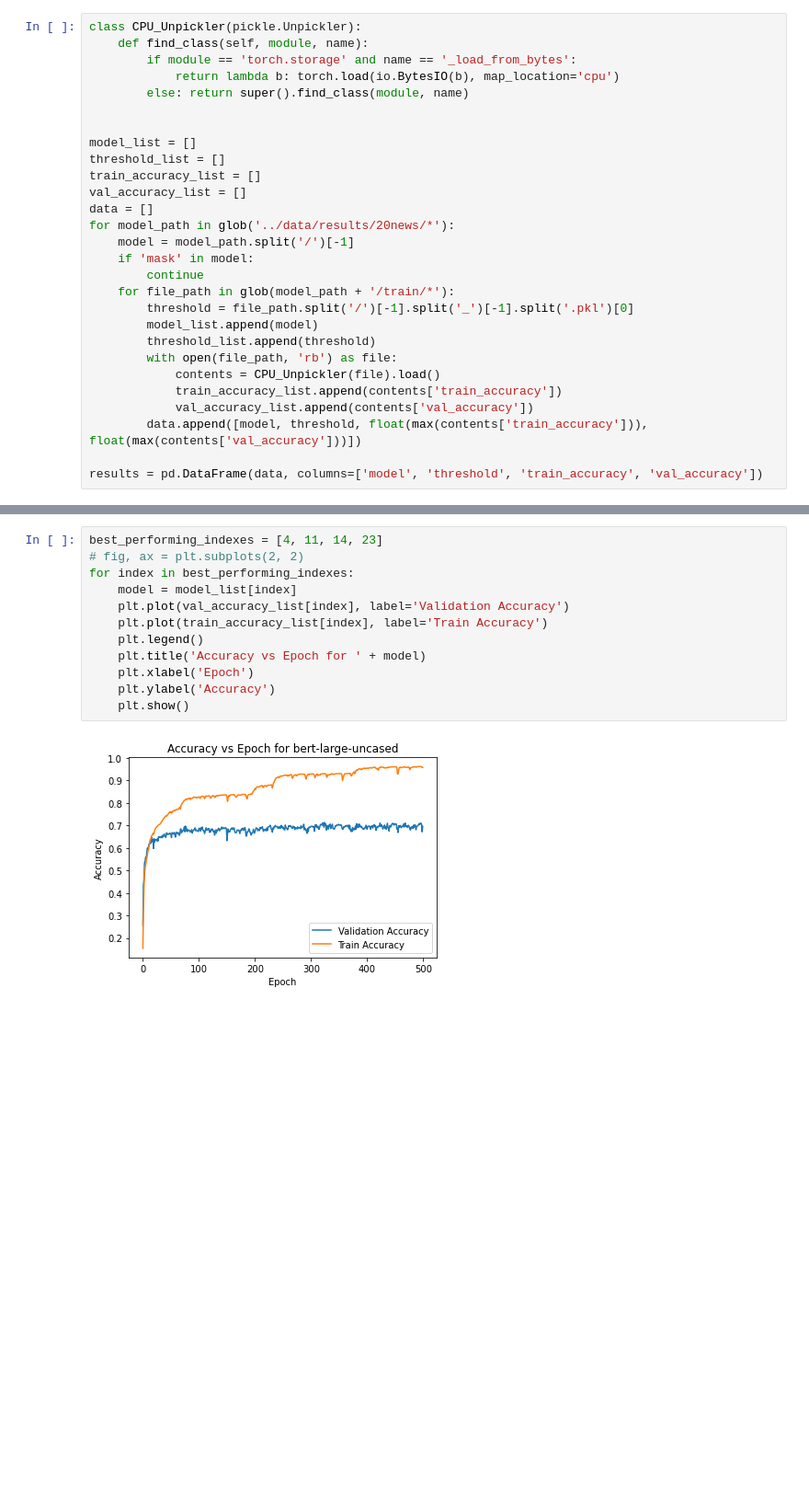
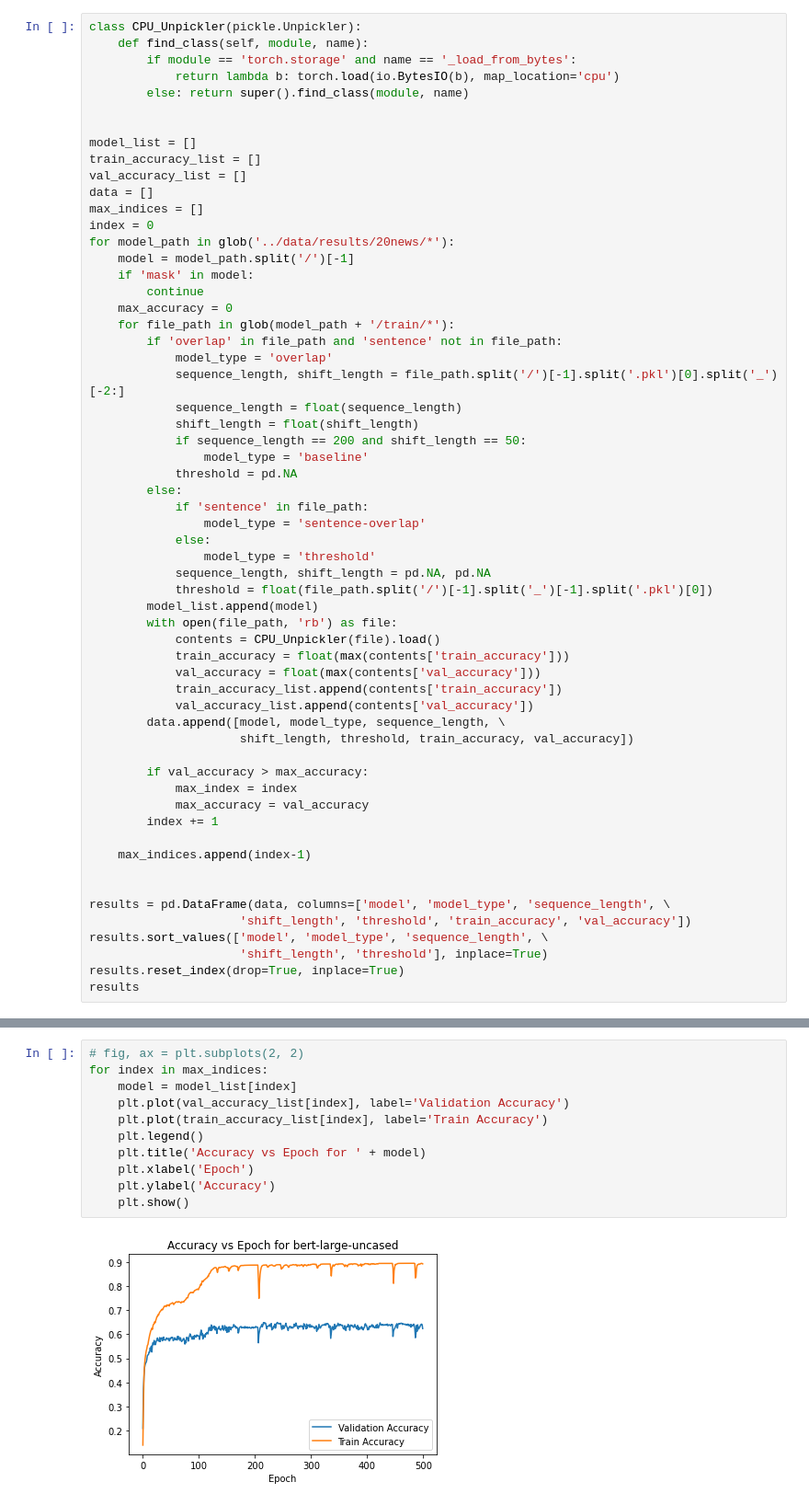
Before and after one commit to alexwdong/NLUProject, a Jupyter notebook: notebooks/results.ipynb, the cells around one changed output, grey strips where cells are left out. Shown: that part at 92% size. Drawn from its saved outputs; the diff is of its cells as text; blank space fills up the shorter version.

Commit message:
extending results to all types of models

```diff
--- a/notebooks/results.ipynb
+++ b/notebooks/results.ipynb
@@ -18,22 +25,53 @@ class CPU_Unpickler(pickle.Unpickler):
 
 
 model_list = []
-threshold_list = []
 train_accuracy_list = []
 val_accuracy_list = []
 data = []
+max_indices = []
+index = 0
 for model_path in glob('../data/results/20news/*'):
     model = model_path.split('/')[-1]
     if 'mask' in model:
         continue
+    max_accuracy = 0
     for file_path in glob(model_path + '/train/*'):
-        threshold = file_path.split('/')[-1].split('_')[-1].split('.pkl')[0]
+        if 'overlap' in file_path and 'sentence' not in file_path:
+            model_type = 'overlap'
+            sequence_length, shift_length = file_path.split('/')[-1].split('.pkl')[0].split('_')[-2:]
+            sequence_length = float(sequence_length)
+            shift_length = float(shift_length)
+            if sequence_length == 200 and shift_length == 50:
+                model_type = 'baseline'
+            threshold = pd.NA
+        else:
+            if 'sentence' in file_path:
+                model_type = 'sentence-overlap'
+            else:
+                model_type = 'threshold'
+            sequence_length, shift_length = pd.NA, pd.NA
+            threshold = float(file_path.split('/')[-1].split('_')[-1].split('.pkl')[0])
         model_list.append(model)
-        threshold_list.append(threshold)
         with open(file_path, 'rb') as file:
             contents = CPU_Unpickler(file).load()
+            train_accuracy = float(max(contents['train_accuracy']))
+            val_accuracy = float(max(contents['val_accuracy']))
             train_accuracy_list.append(contents['train_accuracy'])
             val_accuracy_list.append(contents['val_accuracy'])
-        data.append([model, threshold, float(max(contents['train_accuracy'])), float(max(contents['val_accuracy']))])
+        data.append([model, model_type, sequence_length, \
+                     shift_length, threshold, train_accuracy, val_accuracy])
 
-results = pd.DataFrame(data, columns=['model', 'threshold', 'train_accuracy', 'val_accuracy'])
+        if val_accuracy > max_accuracy:
+            max_index = index
+            max_accuracy = val_accuracy
+        index += 1
+
+    max_indices.append(index-1)
+
+
+results = pd.DataFrame(data, columns=['model', 'model_type', 'sequence_length', \
+                     'shift_length', 'threshold', 'train_accuracy', 'val_accuracy'])
+results.sort_values(['model', 'model_type', 'sequence_length', \
+                     'shift_length', 'threshold'], inplace=True)
+results.reset_index(drop=True, inplace=True)
+results
@@ -49,15 +143,14 @@ Name: val_accuracy, dtype: float64
 # %%
-best_performing_indexes = [4, 11, 14, 23]
 # fig, ax = plt.subplots(2, 2)
-for index in best_performing_indexes:
+for index in max_indices:
     model = model_list[index]
     plt.plot(val_accuracy_list[index], label='Validation Accuracy')
     plt.plot(train_accuracy_list[index], label='Train Accuracy')
     plt.legend()
     plt.title('Accuracy vs Epoch for ' + model)
     plt.xlabel('Epoch')
     plt.ylabel('Accuracy')
     plt.show()
 # %% [output]
-[figure, old version]
+[figure, new version]
 [figure]
```
Also changed, not shown: parts of 7 cells of this notebook.
